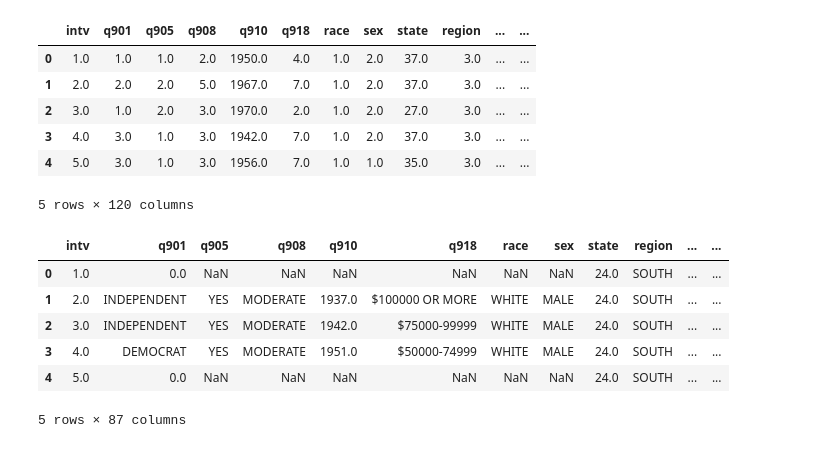
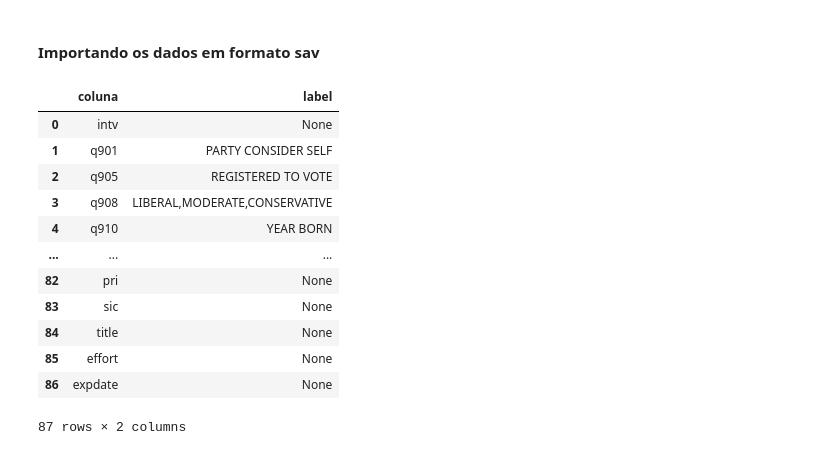
Before and after one commit to Schadenlord/pesquisa-comportamental, a Jupyter notebook: análise.ipynb, the cells around one changed output. Saved outputs shown, nothing was run; the diff lists cells and outputs as text; code cells hidden in the pictures.

Commit message:
inicio da análise e tratamento de dados

```diff
--- a/análise.ipynb
+++ b/análise.ipynb
@@ -68,20 +16,2 @@ df_economists.to_excel('BRUNO FRANCISCO SCHADEN Data Req 8.21.24\Deidentified_WP
-# %%
-df_general.head()
-# %% [output]
-|  | intv | q901 | q905 | q908 | q910 | q918 | race | sex | state | region | ... | ... |
-| 0 | 1.0 | 1.0 | 1.0 | 2.0 | 1950.0 | 4.0 | 1.0 | 2.0 | 37.0 | 3.0 | ... | ... |
-| 1 | 2.0 | 2.0 | 2.0 | 5.0 | 1967.0 | 7.0 | 1.0 | 2.0 | 37.0 | 3.0 | ... | ... |
-| 2 | 3.0 | 1.0 | 2.0 | 3.0 | 1970.0 | 2.0 | 1.0 | 2.0 | 27.0 | 3.0 | ... | ... |
-| 3 | 4.0 | 3.0 | 1.0 | 3.0 | 1942.0 | 7.0 | 1.0 | 2.0 | 37.0 | 3.0 | ... | ... |
-| 4 | 5.0 | 3.0 | 1.0 | 3.0 | 1956.0 | 7.0 | 1.0 | 1.0 | 35.0 | 3.0 | ... | ... |
-5 rows × 120 columns
-# %%
-df_economists.head()
-# %% [output]
-|  | intv | q901 | q905 | q908 | q910 | q918 | race | sex | state | region | ... | ... |
-| 0 | 1.0 | 0.0 | NaN | NaN | NaN | NaN | NaN | NaN | 24.0 | SOUTH | ... | ... |
-| 1 | 2.0 | INDEPENDENT | YES | MODERATE | 1937.0 | $100000 OR MORE | WHITE | MALE | 24.0 | SOUTH | ... | ... |
-| 2 | 3.0 | INDEPENDENT | YES | MODERATE | 1942.0 | $75000-99999 | WHITE | MALE | 24.0 | SOUTH | ... | ... |
-| 3 | 4.0 | DEMOCRAT | YES | MODERATE | 1951.0 | $50000-74999 | WHITE | MALE | 24.0 | SOUTH | ... | ... |
-| 4 | 5.0 | 0.0 | NaN | NaN | NaN | NaN | NaN | NaN | 24.0 | SOUTH | ... | ... |
-5 rows × 87 columns
+# %% [markdown]
+#### Importando os dados em formato sav
@@ -87,0 +35,19 @@ df_economists.head()
+# %%
+# Criando um dicionário com os rótulos das colunas para o público geral
+dicionario_general = pd.DataFrame(meta2.column_names_to_labels.items(), columns=['coluna', 'label'])
+
+dicionario_general
+# %% [output]
+|  | coluna | label |
+| 0 | intv | None |
+| 1 | q901 | PARTY CONSIDER SELF |
+| 2 | q905 | REGISTERED TO VOTE |
+| 3 | q908 | LIBERAL,MODERATE,CONSERVATIVE |
+| 4 | q910 | YEAR BORN |
+| ... | ... | ... |
+| 82 | pri | None |
+| 83 | sic | None |
+| 84 | title | None |
+| 85 | effort | None |
+| 86 | expdate | None |
+87 rows × 2 columns
```
Also changed, not shown: parts of 21 cells of this notebook.
